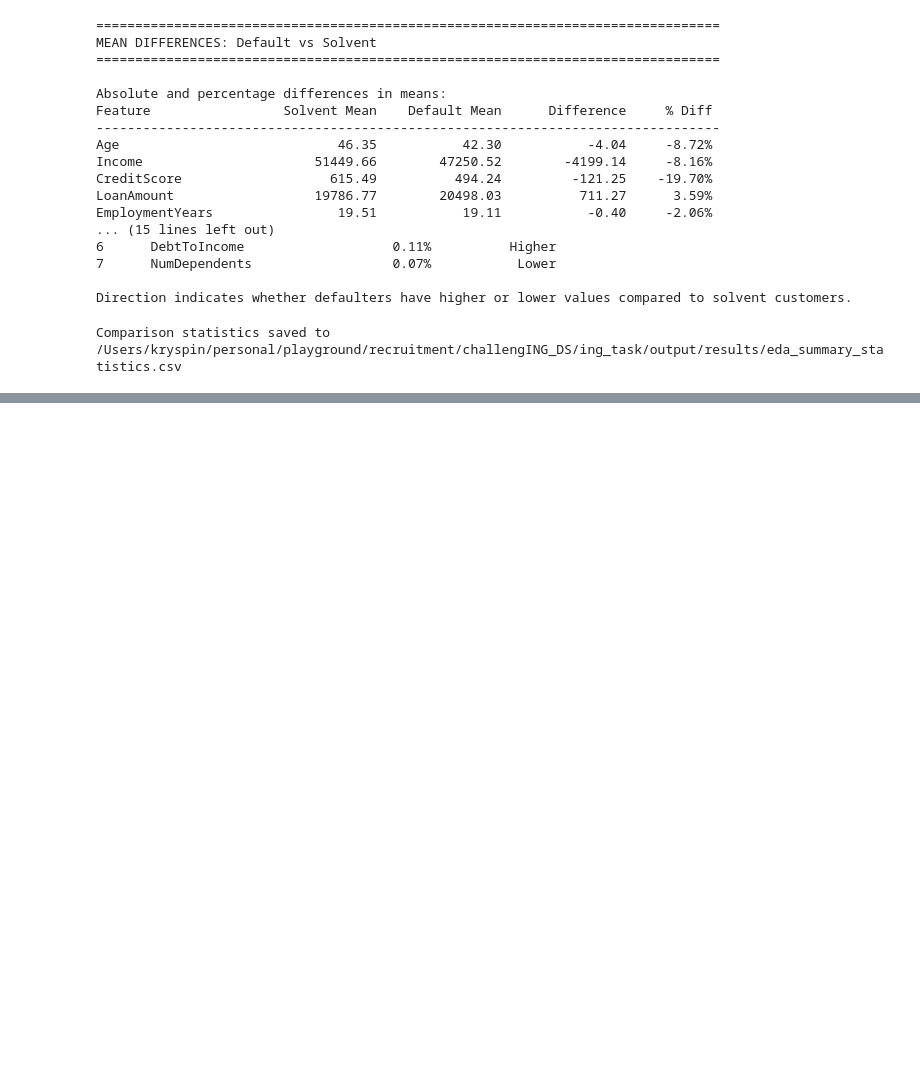
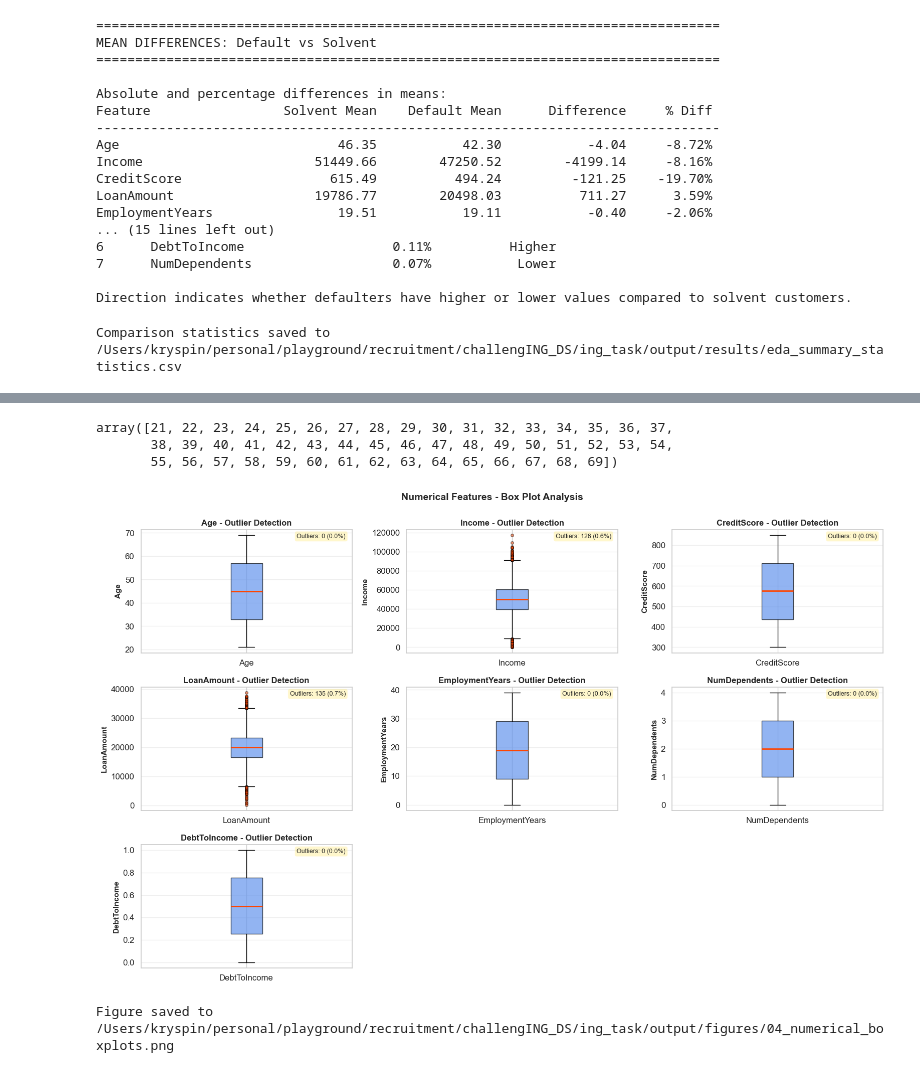
Before and after one commit to expigo/challenging_ds, a Jupyter notebook: notebooks/01_eda.ipynb, the cells around one changed output, grey strips where cells are left out. Cells and saved outputs as stored; diff of their text form; code cells hidden in the pictures; blank space fills up the shorter version.

```diff
--- a/notebooks/01_eda.ipynb
+++ b/notebooks/01_eda.ipynb
@@ -849,0 +889,53 @@ Comparison statistics saved to /Users/kryspin/personal/playground/recruitment/ch
+# %%
+np.sort(train_df['Age'].unique())
+# %% [output]
+array([21, 22, 23, 24, 25, 26, 27, 28, 29, 30, 31, 32, 33, 34, 35, 36, 37,
+       38, 39, 40, 41, 42, 43, 44, 45, 46, 47, 48, 49, 50, 51, 52, 53, 54,
+       55, 56, 57, 58, 59, 60, 61, 62, 63, 64, 65, 66, 67, 68, 69])
+# %%
+# box plot grid to identify outliers
+fig = plt.figure(figsize=(16, 10))
+
+for idx, feature in enumerate(NUMERICAL_FEATURES, 1):
+    ax = plt.subplot(3, 3, idx)
+
+    # Pandas box plot
+    train_df.boxplot(column=feature, ax=ax,
+                     patch_artist=True,
+                     boxprops=dict(facecolor=Color.BLUE.value, alpha=0.7),
+                     medianprops=dict(color=Color.RED.value, linewidth=2),
+                     whiskerprops=dict(color=Color.BLACK.value),
+                     capprops=dict(color=Color.BLACK.value),
+                     flierprops=dict(marker='o', markerfacecolor=Color.RED.value,
+                                   markersize=4, alpha=0.5))
+
+    # calc outlier statistics using IQR method
+    data = train_df[feature].dropna()
+    Q1 = data.quantile(0.25)
+    Q3 = data.quantile(0.75)
+    IQR = Q3 - Q1
+    lower_bound = Q1 - 1.5 * IQR
+    upper_bound = Q3 + 1.5 * IQR
+    outliers = data[(data < lower_bound) | (data > upper_bound)]
+    outlier_pct = (len(outliers) / len(data)) * 100
+
+    stats_text = f'Outliers: {len(outliers)} ({outlier_pct:.1f}%)'
+    ax.text(0.97, 0.97, stats_text, transform=ax.transAxes,
+            verticalalignment='top', horizontalalignment='right',
+            bbox=dict(boxstyle='round', facecolor=Color.YELLOW.value, alpha=0.2),
+            fontsize=9)
+
+    ax.set_ylabel(feature, fontsize=11, fontweight='bold')
+    ax.set_title(f'{feature} - Outlier Detection', fontsize=12, fontweight='bold')
+    ax.grid(axis='y', alpha=0.3)
+
+plt.suptitle('Numerical Features - Box Plot Analysis',
+             fontsize=14, fontweight='bold', y=0.995)
+plt.tight_layout()
+plt.savefig(FIGURES_DIR / '04_numerical_boxplots.png', dpi=300, bbox_inches='tight')
+plt.show()
+
+print(f"Figure saved to {FIGURES_DIR / '04_numerical_boxplots.png'}")
+# %% [output]
+[figure, added]
+Figure saved to /Users/kryspin/personal/playground/recruitment/challengING_DS/ing_task/output/figures/04_numerical_boxplots.png
```
Also changed, not shown: parts of 2 cells of this notebook.
